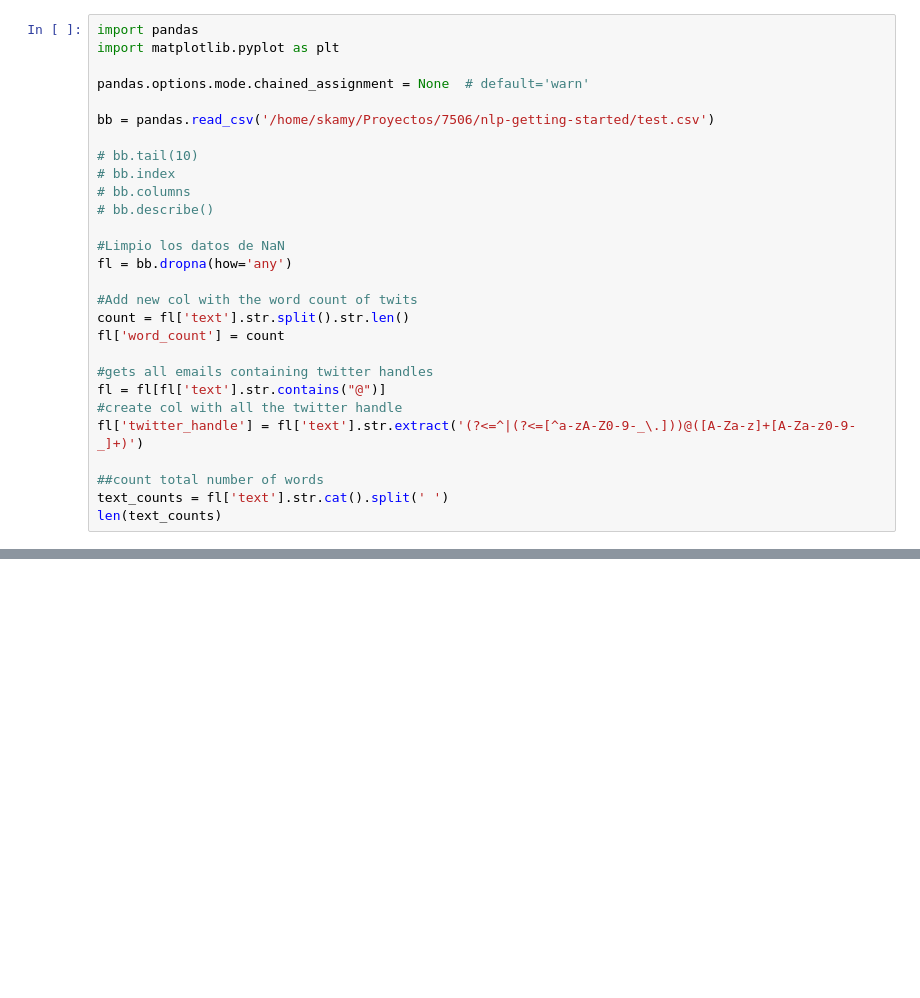
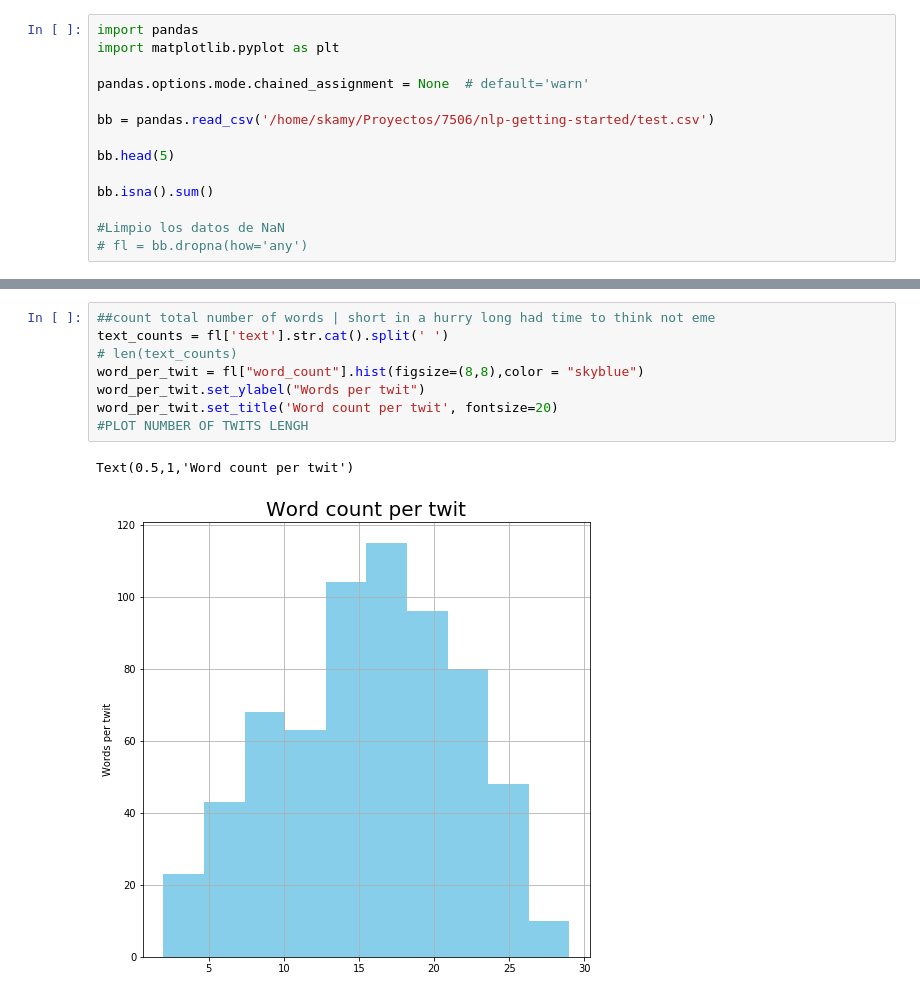
Before and after one commit to scammi/75.06-TP1, a Jupyter notebook: good_test.ipynb, the cells around one changed output, grey strips where cells are left out. Cells and saved outputs as stored; diff of their text form; blank space fills up the shorter version.

```diff
--- a/good_test.ipynb
+++ b/good_test.ipynb
@@ -6,24 +6,10 @@ pandas.options.mode.chained_assignment = None  # default='warn'
 
 bb = pandas.read_csv('/home/skamy/Proyectos/7506/nlp-getting-started/test.csv')
 
-# bb.tail(10)
-# bb.index
-# bb.columns
-# bb.describe()
+bb.head(5)
+
+bb.isna().sum()
 
 #Limpio los datos de NaN
-fl = bb.dropna(how='any')
-
-#Add new col with the word count of twits
-count = fl['text'].str.split().str.len()
-fl['word_count'] = count
-
-#gets all emails containing twitter handles
-fl = fl[fl['text'].str.contains("@")]
-#create col with all the twitter handle
-fl['twitter_handle'] = fl['text'].str.extract('(?<=^|(?<=[^a-zA-Z0-9-_\.]))@([A-Za-z]+[A-Za-z0-9-_]+)')
-
-##count total number of words
-text_counts = fl['text'].str.cat().split(' ')
-len(text_counts)
+# fl = bb.dropna(how='any')
 # %% [output]
@@ -31,3 +58,14 @@ len(text_counts)
+# %%
+##count total number of words | short in a hurry long had time to think not eme
+text_counts = fl['text'].str.cat().split(' ')
+# len(text_counts)
+word_per_twit = fl["word_count"].hist(figsize=(8,8),color = "skyblue")
+word_per_twit.set_ylabel("Words per twit")
+word_per_twit.set_title('Word count per twit', fontsize=20)
+#PLOT NUMBER OF TWITS LENGH
+# %% [output]
+Text(0.5,1,'Word count per twit')
+[figure, added]
 # %%
 
 #get the 100 top words most used
```
Also changed, not shown: parts of 8 cells of this notebook.
